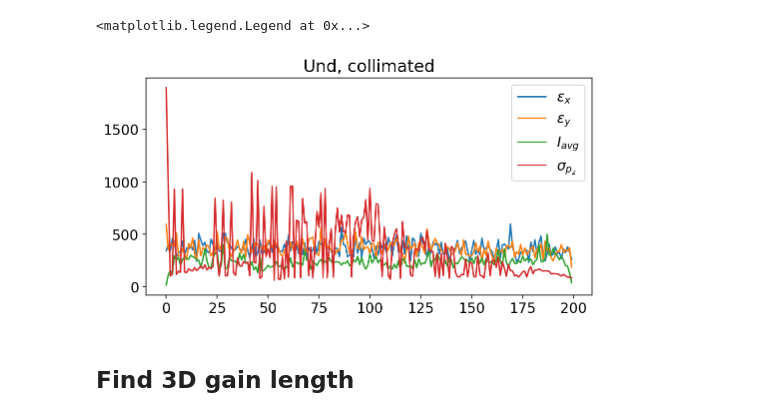
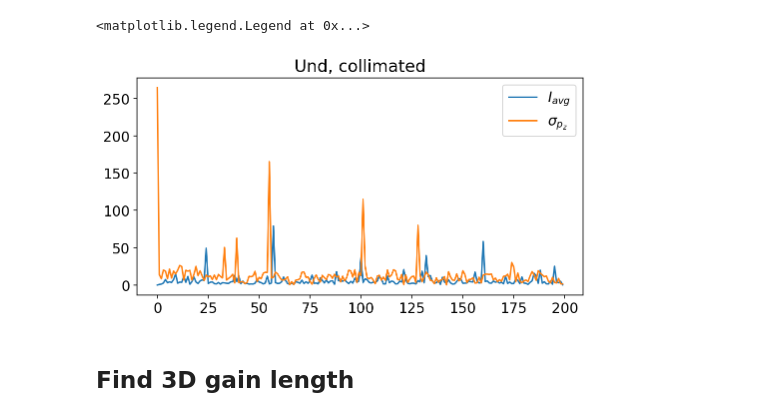
Before and after one commit to pluflou/FEL_Tuning, a Jupyter notebook: lcls_mx_optimizer.ipynb, the cells around one changed output. Cells and saved outputs as stored; diff of their text form; code cells hidden in the pictures.

```diff
--- a/lcls_mx_optimizer.ipynb
+++ b/lcls_mx_optimizer.ipynb
@@ -29,0 +39,4 @@ plt.rcParams.update({'font.size': 14})
+# %%
+init = '-init ./tao.init -noplot'
+# Make tao instance
+tao=Tao(init)
@@ -29,0 +75,5 @@ plt.rcParams.update({'font.size': 14})
+# %%
+# need to log settings for bmad somewhere here?
+
+for i,marker in enumerate(markers):
+    tao.cmd(f'write beam -at {marker} ./beam_undulator_data/lcls_beam_{i}_{marker}_{timestamp}.h5')
@@ -30,15 +82,13 @@ plt.rcParams.update({'font.size': 14})
 # %%
 # create ParticleGroup from bmad h5 particle data
-directory = '../beam_undulator_data/'
+directory = './beam_undulator_data/'
 
 # Beam data along undulator
 P_data= {}
 
-for filename in os.listdir(directory):
-    # change file name when needed
-    if filename.endswith("10k.h5"):
-        marker = filename[10:-18]
-        P_data[f"{marker}"] = ParticleGroup(directory+filename)
+for i,marker in enumerate(markers):
+    filename = f'lcls_beam_{i}_{marker}_{timestamp}.h5'
+    P_data[f'{marker}'] = ParticleGroup(directory+filename)
 
 # collimation loses some particles, take only alive particles here
 for beam in P_data:
@@ -49,28 +103,28 @@ n_slice = 200
 
 ## getting sliced stats for beam at each marker (along z)
 for i,marker in enumerate(markers):
-    P = P_data[f'{i}_'+marker]
+    P = P_data[f'{marker}']
     slices[marker] = slice_statistics(P, \
                             keys=["sigma_pz","mean_pz","average_current","norm_emit_x","norm_emit_y",\
                                   "mean_px", "mean_x", "mean_py", "mean_y", "sigma_x", "sigma_y"], \
                             n_slice= n_slice, slice_key='t')
 # %%
 #fig, ax = plt.subplots(3, sharex=True, figsize=(10,13))
-sl = slices["HXRSSBEG"]
+sl = slices["VVHXU32"]
 
-plt.plot(sl['norm_emit_x']*10**(9), label=r"$\epsilon_x$")
-plt.plot(sl['norm_emit_y']*10**(9), label=r"$\epsilon_y$")
-plt.plot(sl['average_current']*10**(-1), label=r"$I_{avg}$")
-plt.plot(sl['sigma_pz']*10**(-4), label=r"$\sigma_{p_z}$")
+#plt.plot(sl['norm_emit_x']*10**(9), label=r"$\epsilon_x$")
+#plt.plot(sl['norm_emit_y']*10**(9), label=r"$\epsilon_y$")
+plt.plot(sl['average_current']*10**(-3), label=r"$I_{avg}$")
+plt.plot(sl['sigma_pz']*10**(-5), label=r"$\sigma_{p_z}$")
 plt.title("Und, collimated")
 
 plt.legend()
 
 
 ### energy spread is large because of the weird line shaped horns
 # %% [output]
 <matplotlib.legend.Legend at 0x...>
-[figure, old version]
+[figure, new version]
 # %% [markdown]
 ## Find 3D gain length
 # %%
```
Also changed, not shown: parts of 14 cells of this notebook.
